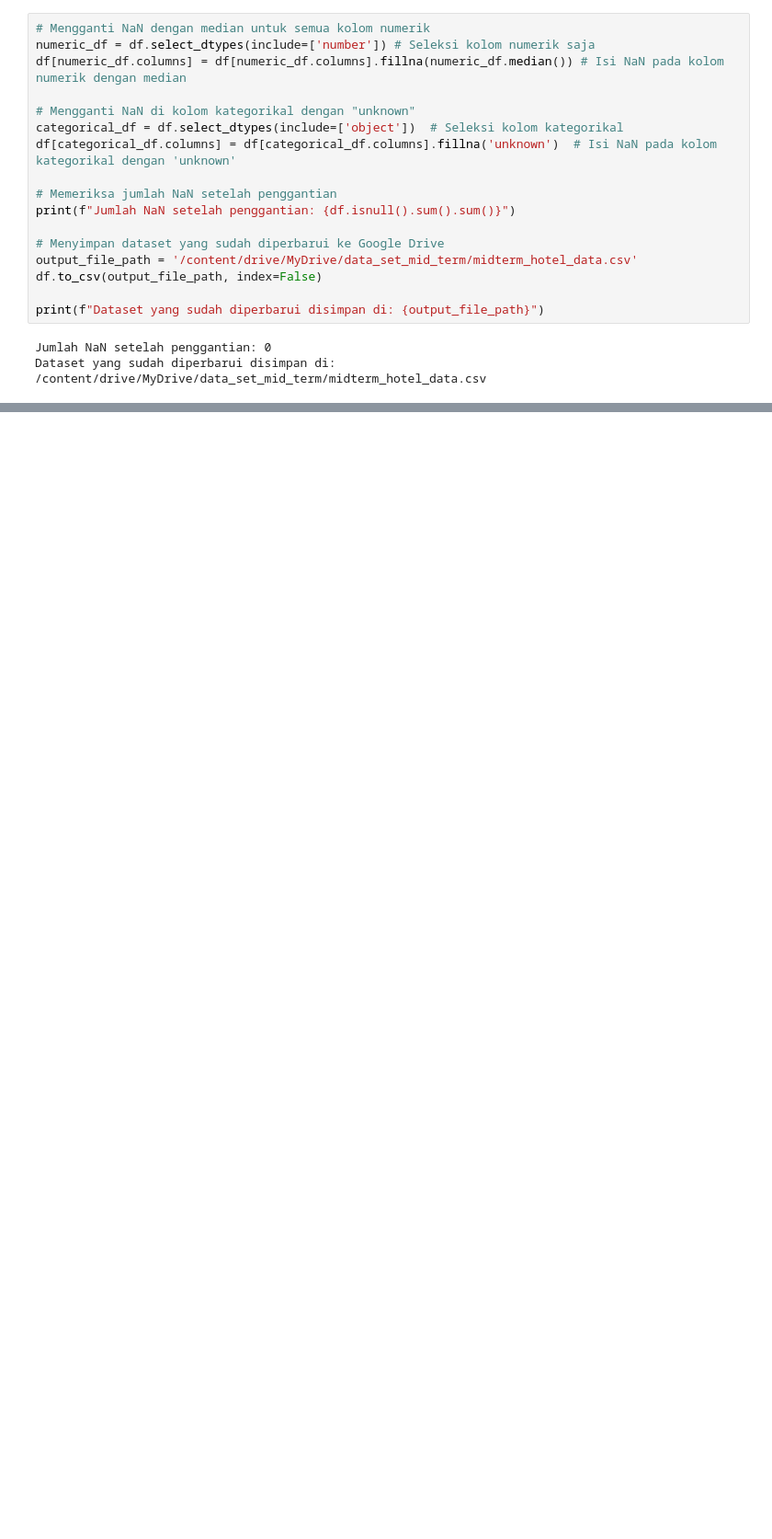
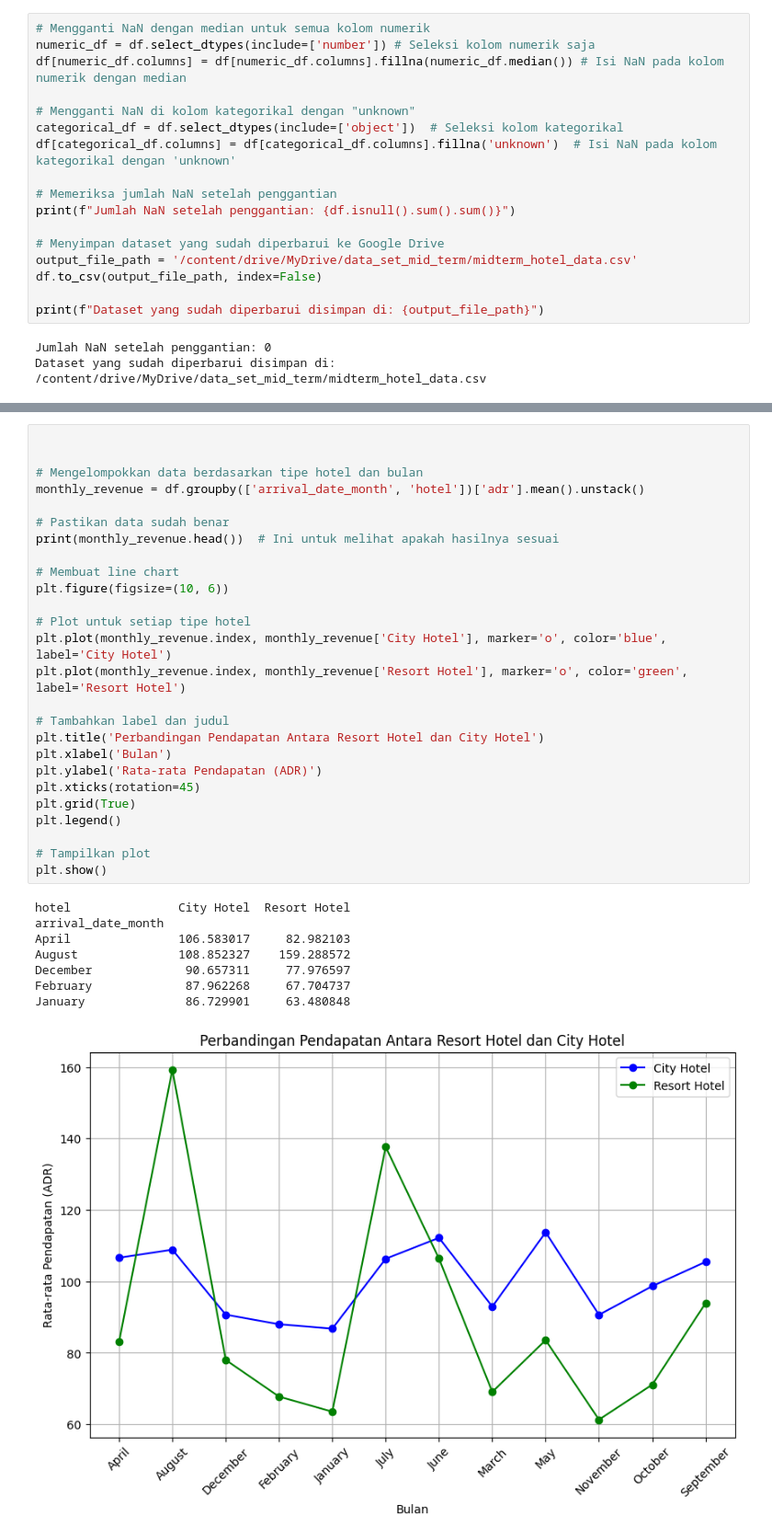
Before and after one commit to Akbar-1056/bitlabs-project, a Jupyter notebook: mid_term_bitlabs.ipynb, the cells around one changed output, grey strips where cells are left out. Shown at 92% size. Cells and saved outputs as stored; diff of their text form; blank space fills up the shorter version.

```diff
--- a/mid_term_bitlabs.ipynb
+++ b/mid_term_bitlabs.ipynb
@@ -154,0 +162,35 @@ Dataset yang sudah diperbarui disimpan di: /content/drive/MyDrive/data_set_mid_t
+# %%
+
+
+# Mengelompokkan data berdasarkan tipe hotel dan bulan
+monthly_revenue = df.groupby(['arrival_date_month', 'hotel'])['adr'].mean().unstack()
+
+# Pastikan data sudah benar
+print(monthly_revenue.head())  # Ini untuk melihat apakah hasilnya sesuai
+
+# Membuat line chart
+plt.figure(figsize=(10, 6))
+
+# Plot untuk setiap tipe hotel
+plt.plot(monthly_revenue.index, monthly_revenue['City Hotel'], marker='o', color='blue', label='City Hotel')
+plt.plot(monthly_revenue.index, monthly_revenue['Resort Hotel'], marker='o', color='green', label='Resort Hotel')
+
+# Tambahkan label dan judul
+plt.title('Perbandingan Pendapatan Antara Resort Hotel dan City Hotel')
+plt.xlabel('Bulan')
+plt.ylabel('Rata-rata Pendapatan (ADR)')
+plt.xticks(rotation=45)
+plt.grid(True)
+plt.legend()
+
+# Tampilkan plot
+plt.show()
+# %% [output]
+hotel               City Hotel  Resort Hotel
+arrival_date_month
+April               106.583017     82.982103
+August              108.852327    159.288572
+December             90.657311     77.976597
+February             87.962268     67.704737
+January              86.729901     63.480848
+[figure, added]
```
Also changed, not shown: parts of 6 cells of this notebook.
